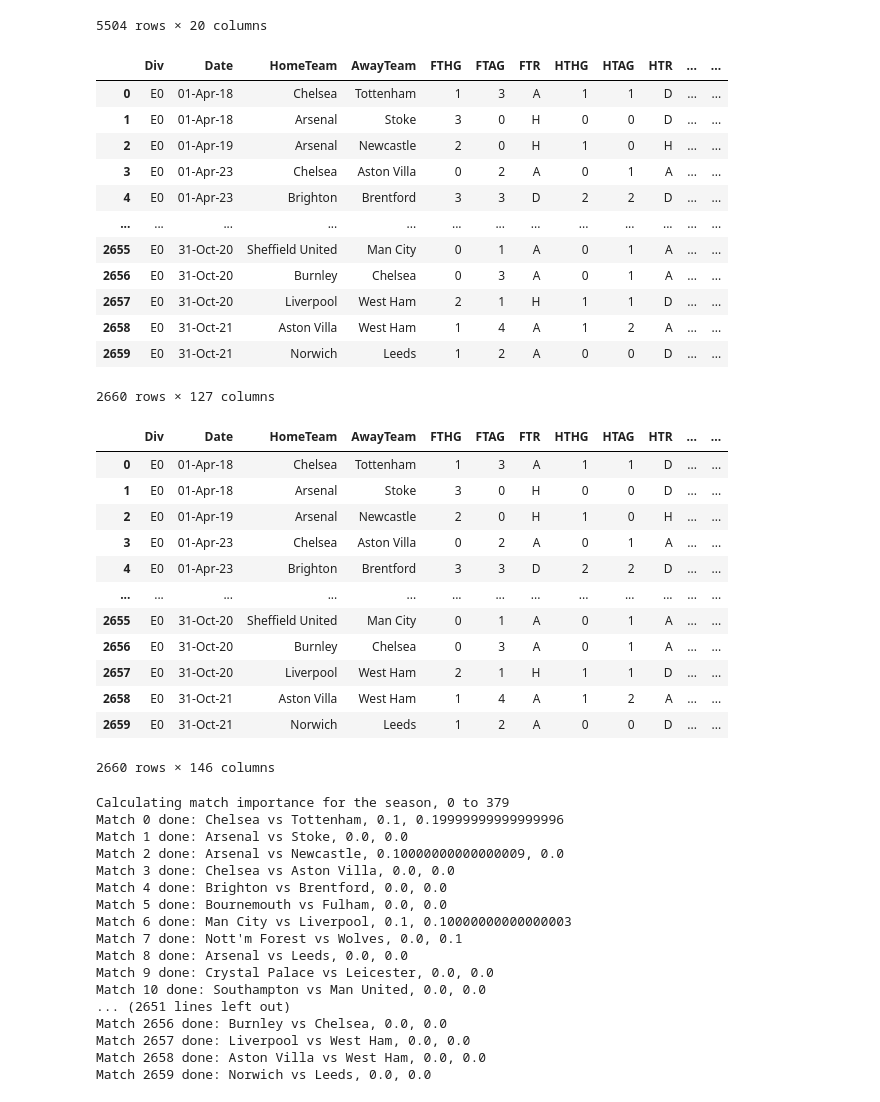
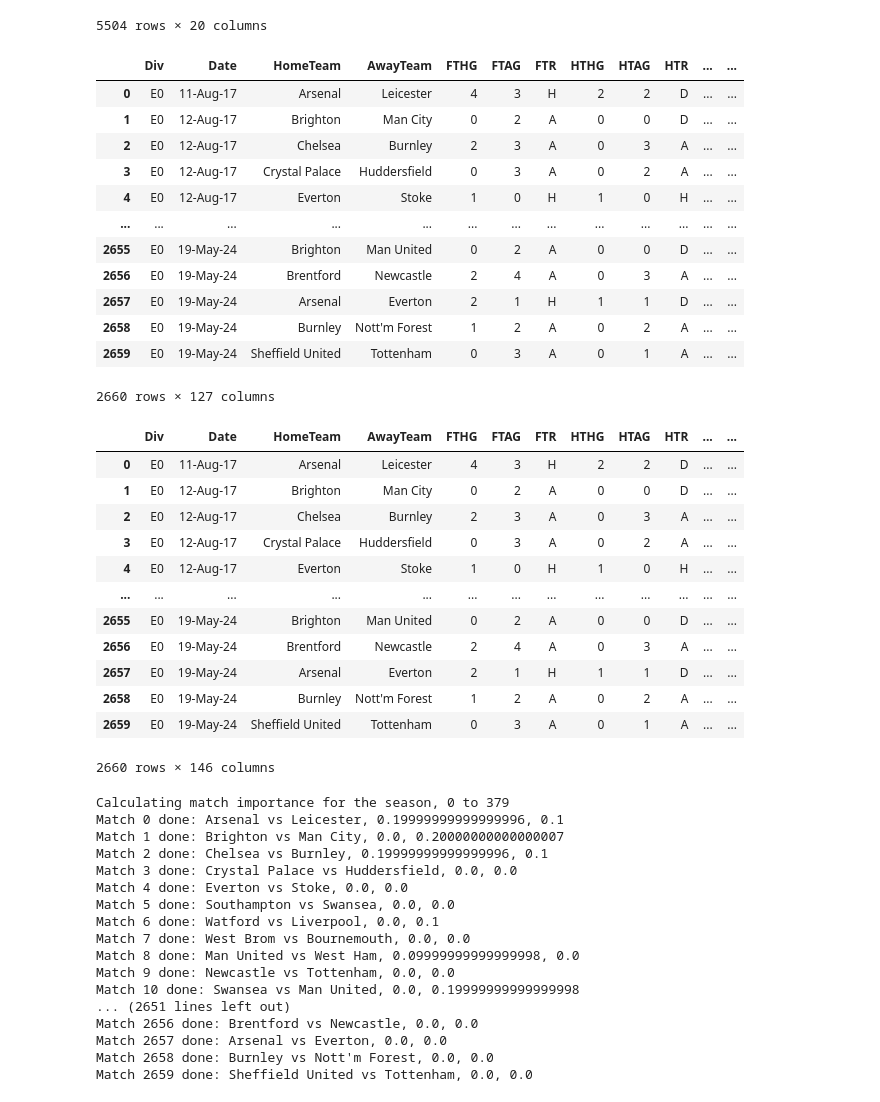
Before and after one commit to matthewgomezcullen/match-importance, a Jupyter notebook: notebook.ipynb, the cells around one changed output. Cells and saved outputs as stored; diff of their text form; code cells hidden in the pictures.

Commit message:
Fix all years generation bug

```diff
--- a/notebook.ipynb
+++ b/notebook.ipynb
@@ -221,29 +221,30 @@ master
 # %%
 all_years = pd.concat(
     [
         pd.read_csv(f"data/all_years/{season}.csv")
         for season in [
             f"{i}_{i+1}"
             for i in range(17, 24)
         ]
     ]
 )
-all_years["Date"] = pd.to_datetime(all_years["Date"], format="%d/%m/%Y").dt.strftime("%d-%b-%y")
+all_years["Date"] = pd.to_datetime(all_years["Date"], format="%d/%m/%Y")
 all_years = all_years.sort_values(by=["Date"]).reset_index(drop=True)
+all_years["Date"] = all_years["Date"].dt.strftime("%d-%b-%y")
 all_years
 # %% [output]
 |  | Div | Date | HomeTeam | AwayTeam | FTHG | FTAG | FTR | HTHG | HTAG | HTR | ... | ... |
-| 0 | E0 | 01-Apr-18 | Chelsea | Tottenham | 1 | 3 | A | 1 | 1 | D | ... | ... |
-| 1 | E0 | 01-Apr-18 | Arsenal | Stoke | 3 | 0 | H | 0 | 0 | D | ... | ... |
-| 2 | E0 | 01-Apr-19 | Arsenal | Newcastle | 2 | 0 | H | 1 | 0 | H | ... | ... |
-| 3 | E0 | 01-Apr-23 | Chelsea | Aston Villa | 0 | 2 | A | 0 | 1 | A | ... | ... |
-| 4 | E0 | 01-Apr-23 | Brighton | Brentford | 3 | 3 | D | 2 | 2 | D | ... | ... |
+| 0 | E0 | 11-Aug-17 | Arsenal | Leicester | 4 | 3 | H | 2 | 2 | D | ... | ... |
+| 1 | E0 | 12-Aug-17 | Brighton | Man City | 0 | 2 | A | 0 | 0 | D | ... | ... |
+| 2 | E0 | 12-Aug-17 | Chelsea | Burnley | 2 | 3 | A | 0 | 3 | A | ... | ... |
+| 3 | E0 | 12-Aug-17 | Crystal Palace | Huddersfield | 0 | 3 | A | 0 | 2 | A | ... | ... |
+| 4 | E0 | 12-Aug-17 | Everton | Stoke | 1 | 0 | H | 1 | 0 | H | ... | ... |
 | ... | ... | ... | ... | ... | ... | ... | ... | ... | ... | ... | ... | ... |
-| 2655 | E0 | 31-Oct-20 | Sheffield United | Man City | 0 | 1 | A | 0 | 1 | A | ... | ... |
-| 2656 | E0 | 31-Oct-20 | Burnley | Chelsea | 0 | 3 | A | 0 | 1 | A | ... | ... |
-| 2657 | E0 | 31-Oct-20 | Liverpool | West Ham | 2 | 1 | H | 1 | 1 | D | ... | ... |
-| 2658 | E0 | 31-Oct-21 | Aston Villa | West Ham | 1 | 4 | A | 1 | 2 | A | ... | ... |
-| 2659 | E0 | 31-Oct-21 | Norwich | Leeds | 1 | 2 | A | 0 | 0 | D | ... | ... |
+| 2655 | E0 | 19-May-24 | Brighton | Man United | 0 | 2 | A | 0 | 0 | D | ... | ... |
+| 2656 | E0 | 19-May-24 | Brentford | Newcastle | 2 | 4 | A | 0 | 3 | A | ... | ... |
+| 2657 | E0 | 19-May-24 | Arsenal | Everton | 2 | 1 | H | 1 | 1 | D | ... | ... |
+| 2658 | E0 | 19-May-24 | Burnley | Nott'm Forest | 1 | 2 | A | 0 | 2 | A | ... | ... |
+| 2659 | E0 | 19-May-24 | Sheffield United | Tottenham | 0 | 3 | A | 0 | 1 | A | ... | ... |
 2660 rows × 127 columns
 # %%
 # Add team ELO feature from master to all_years
@@ -256,17 +257,17 @@ match_importance[["HI", "AI"]] = np.nan
 match_importance
 # %% [output]
 |  | Div | Date | HomeTeam | AwayTeam | FTHG | FTAG | FTR | HTHG | HTAG | HTR | ... | ... |
-| 0 | E0 | 01-Apr-18 | Chelsea | Tottenham | 1 | 3 | A | 1 | 1 | D | ... | ... |
-| 1 | E0 | 01-Apr-18 | Arsenal | Stoke | 3 | 0 | H | 0 | 0 | D | ... | ... |
-| 2 | E0 | 01-Apr-19 | Arsenal | Newcastle | 2 | 0 | H | 1 | 0 | H | ... | ... |
-| 3 | E0 | 01-Apr-23 | Chelsea | Aston Villa | 0 | 2 | A | 0 | 1 | A | ... | ... |
-| 4 | E0 | 01-Apr-23 | Brighton | Brentford | 3 | 3 | D | 2 | 2 | D | ... | ... |
+| 0 | E0 | 11-Aug-17 | Arsenal | Leicester | 4 | 3 | H | 2 | 2 | D | ... | ... |
+| 1 | E0 | 12-Aug-17 | Brighton | Man City | 0 | 2 | A | 0 | 0 | D | ... | ... |
+| 2 | E0 | 12-Aug-17 | Chelsea | Burnley | 2 | 3 | A | 0 | 3 | A | ... | ... |
+| 3 | E0 | 12-Aug-17 | Crystal Palace | Huddersfield | 0 | 3 | A | 0 | 2 | A | ... | ... |
+| 4 | E0 | 12-Aug-17 | Everton | Stoke | 1 | 0 | H | 1 | 0 | H | ... | ... |
 | ... | ... | ... | ... | ... | ... | ... | ... | ... | ... | ... | ... | ... |
-| 2655 | E0 | 31-Oct-20 | Sheffield United | Man City | 0 | 1 | A | 0 | 1 | A | ... | ... |
-| 2656 | E0 | 31-Oct-20 | Burnley | Chelsea | 0 | 3 | A | 0 | 1 | A | ... | ... |
-| 2657 | E0 | 31-Oct-20 | Liverpool | West Ham | 2 | 1 | H | 1 | 1 | D | ... | ... |
-| 2658 | E0 | 31-Oct-21 | Aston Villa | West Ham | 1 | 4 | A | 1 | 2 | A | ... | ... |
-| 2659 | E0 | 31-Oct-21 | Norwich | Leeds | 1 | 2 | A | 0 | 0 | D | ... | ... |
+| 2655 | E0 | 19-May-24 | Brighton | Man United | 0 | 2 | A | 0 | 0 | D | ... | ... |
+| 2656 | E0 | 19-May-24 | Brentford | Newcastle | 2 | 4 | A | 0 | 3 | A | ... | ... |
+| 2657 | E0 | 19-May-24 | Arsenal | Everton | 2 | 1 | H | 1 | 1 | D | ... | ... |
+| 2658 | E0 | 19-May-24 | Burnley | Nott'm Forest | 1 | 2 | A | 0 | 2 | A | ... | ... |
+| 2659 | E0 | 19-May-24 | Sheffield United | Tottenham | 0 | 3 | A | 0 | 1 | A | ... | ... |
 2660 rows × 146 columns
 # %%
 # Length of a season is 380 games
@@ -279,22 +280,22 @@ for i in range(380, len(match_importance)+1, 380):
     )
 # %% [output]
 Calculating match importance for the season, 0 to 379
-Match 0 done: Chelsea vs Tottenham, 0.1, 0.19999999999999996
-Match 1 done: Arsenal vs Stoke, 0.0, 0.0
-Match 2 done: Arsenal vs Newcastle, 0.10000000000000009, 0.0
-Match 3 done: Chelsea vs Aston Villa, 0.0, 0.0
-Match 4 done: Brighton vs Brentford, 0.0, 0.0
-Match 5 done: Bournemouth vs Fulham, 0.0, 0.0
-Match 6 done: Man City vs Liverpool, 0.1, 0.10000000000000003
-Match 7 done: Nott'm Forest vs Wolves, 0.0, 0.1
-Match 8 done: Arsenal vs Leeds, 0.0, 0.0
-Match 9 done: Crystal Palace vs Leicester, 0.0, 0.0
-Match 10 done: Southampton vs Man United, 0.0, 0.0
+Match 0 done: Arsenal vs Leicester, 0.19999999999999996, 0.1
+Match 1 done: Brighton vs Man City, 0.0, 0.20000000000000007
+Match 2 done: Chelsea vs Burnley, 0.19999999999999996, 0.1
+Match 3 done: Crystal Palace vs Huddersfield, 0.0, 0.0
+Match 4 done: Everton vs Stoke, 0.0, 0.0
+Match 5 done: Southampton vs Swansea, 0.0, 0.0
+Match 6 done: Watford vs Liverpool, 0.0, 0.1
+Match 7 done: West Brom vs Bournemouth, 0.0, 0.0
+Match 8 done: Man United vs West Ham, 0.09999999999999998, 0.0
+Match 9 done: Newcastle vs Tottenham, 0.0, 0.0
+Match 10 done: Swansea vs Man United, 0.0, 0.19999999999999998
 ... (2651 lines left out)
-Match 2656 done: Burnley vs Chelsea, 0.0, 0.0
-Match 2657 done: Liverpool vs West Ham, 0.0, 0.0
-Match 2658 done: Aston Villa vs West Ham, 0.0, 0.0
-Match 2659 done: Norwich vs Leeds, 0.0, 0.0
+Match 2656 done: Brentford vs Newcastle, 0.0, 0.0
+Match 2657 done: Arsenal vs Everton, 0.0, 0.0
+Match 2658 done: Burnley vs Nott'm Forest, 0.0, 0.0
+Match 2659 done: Sheffield United vs Tottenham, 0.0, 0.0
 # %%
 match_importance
 # %% [output]
```
Also changed, not shown: parts of 2 cells of this notebook, 1 other file.
